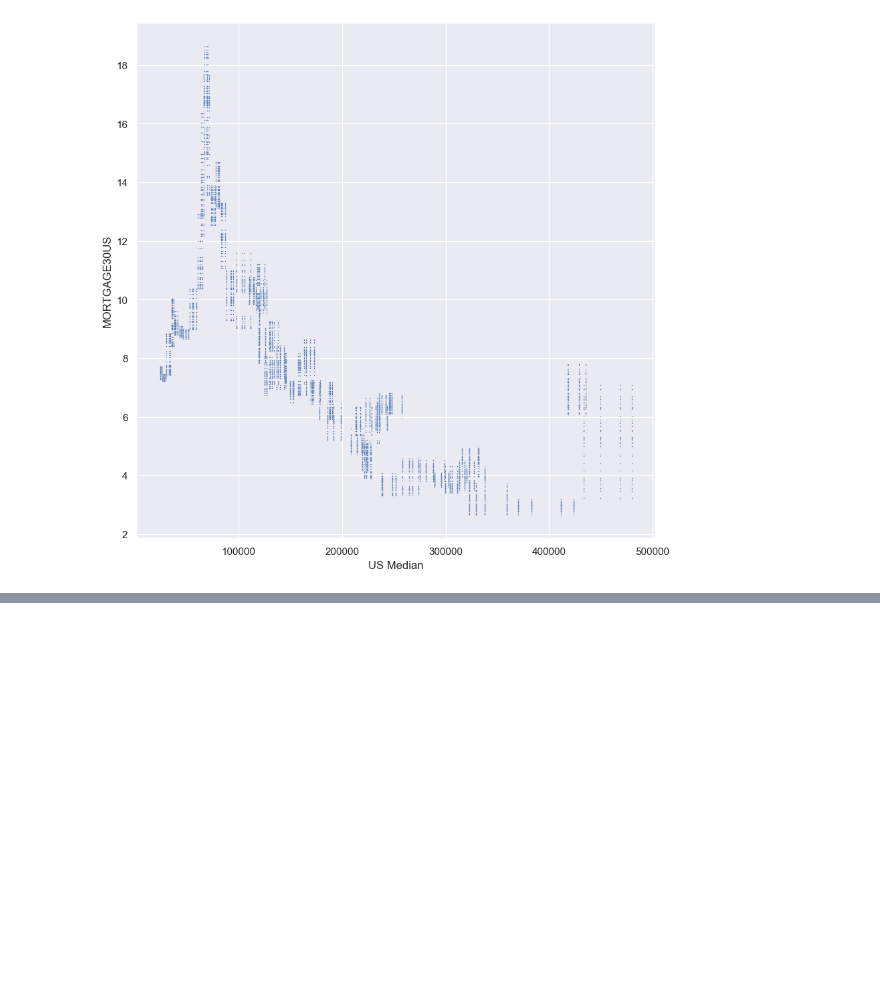
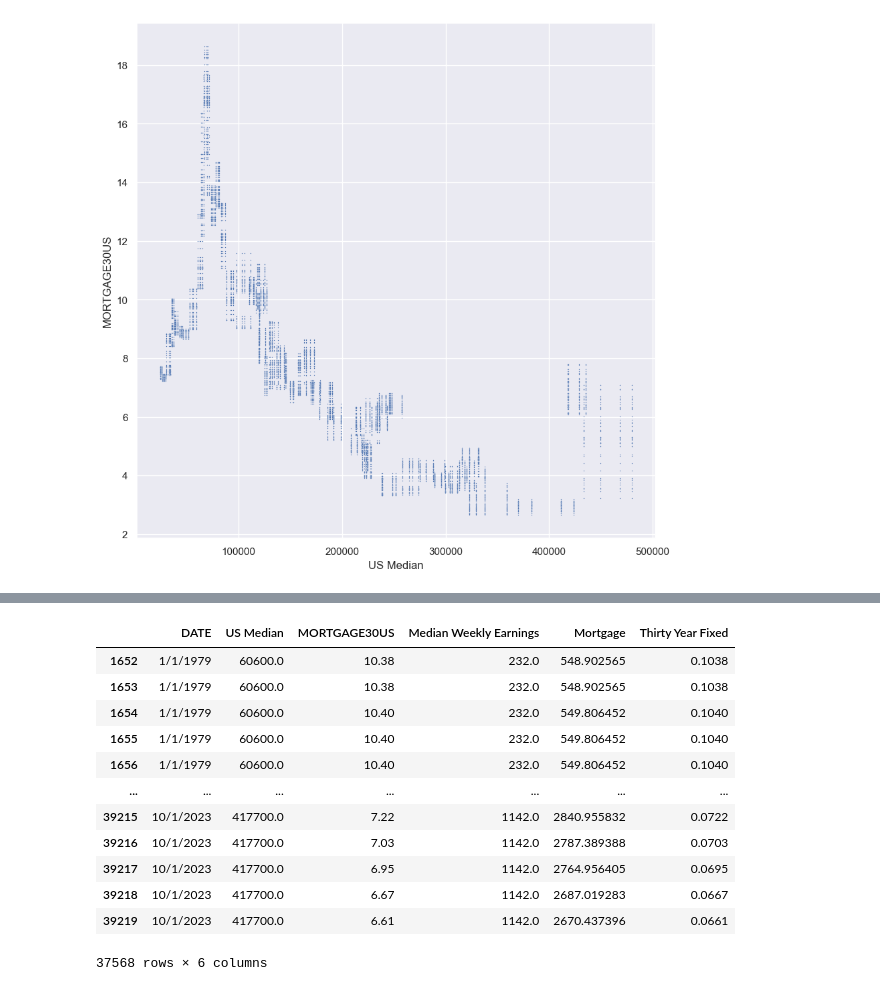
Before and after one commit to mwestonjr/Capstone, a Jupyter notebook: avg_home_sales.ipynb, the cells around one changed output, grey strips where cells are left out. Cells and saved outputs as stored; diff of their text form; code cells hidden in the pictures; blank space fills up the shorter version.

```diff
--- a/avg_home_sales.ipynb
+++ b/avg_home_sales.ipynb
@@ -581,0 +731,3 @@ sns.scatterplot(data = fixed_value_merge,
+# %%
+pcnt_earnings = wages_merge_rate[['DATE', 'US Median', 'MORTGAGE30US', 'Median Weekly Earnings']]
+pcnt_earnings
@@ -581,0 +748,3 @@ sns.scatterplot(data = fixed_value_merge,
+# %%
+pcnt_earnings = pcnt_earnings.dropna()
+pcnt_earnings
@@ -581,0 +765,2 @@ sns.scatterplot(data = fixed_value_merge,
+# %%
+pcnt_earnings['Thirty Year Fixed'] = pcnt_earnings['MORTGAGE30US']/100
@@ -581,0 +790,2 @@ sns.scatterplot(data = fixed_value_merge,
+# %%
+pcnt_earnings['Mortgage'] = npf.pmt((pcnt_earnings['Thirty Year Fixed']/12), 12*30, -(pcnt_earnings['US Median']))
@@ -581,0 +798,16 @@ sns.scatterplot(data = fixed_value_merge,
+# %%
+pcnt_earnings
+# %% [output]
+|  | DATE | US Median | MORTGAGE30US | Median Weekly Earnings | Mortgage | Thirty Year Fixed |
+| 1652 | 1/1/1979 | 60600.0 | 10.38 | 232.0 | 548.902565 | 0.1038 |
+| 1653 | 1/1/1979 | 60600.0 | 10.38 | 232.0 | 548.902565 | 0.1038 |
+| 1654 | 1/1/1979 | 60600.0 | 10.40 | 232.0 | 549.806452 | 0.1040 |
+| 1655 | 1/1/1979 | 60600.0 | 10.40 | 232.0 | 549.806452 | 0.1040 |
+| 1656 | 1/1/1979 | 60600.0 | 10.40 | 232.0 | 549.806452 | 0.1040 |
+| ... | ... | ... | ... | ... | ... | ... |
+| 39215 | 10/1/2023 | 417700.0 | 7.22 | 1142.0 | 2840.955832 | 0.0722 |
+| 39216 | 10/1/2023 | 417700.0 | 7.03 | 1142.0 | 2787.389388 | 0.0703 |
+| 39217 | 10/1/2023 | 417700.0 | 6.95 | 1142.0 | 2764.956405 | 0.0695 |
+| 39218 | 10/1/2023 | 417700.0 | 6.67 | 1142.0 | 2687.019283 | 0.0667 |
+| 39219 | 10/1/2023 | 417700.0 | 6.61 | 1142.0 | 2670.437396 | 0.0661 |
+37568 rows × 6 columns
```
Also changed, not shown: parts of 29 cells of this notebook, 3 other files.
